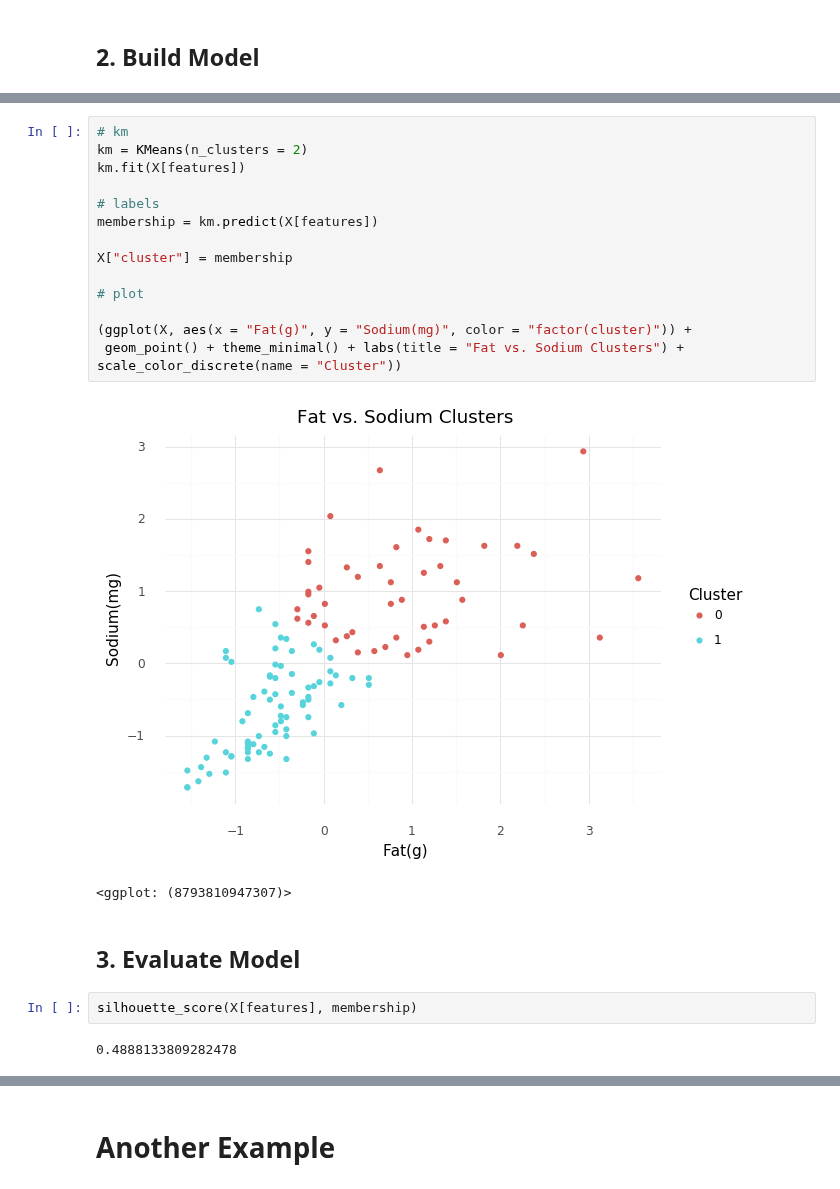
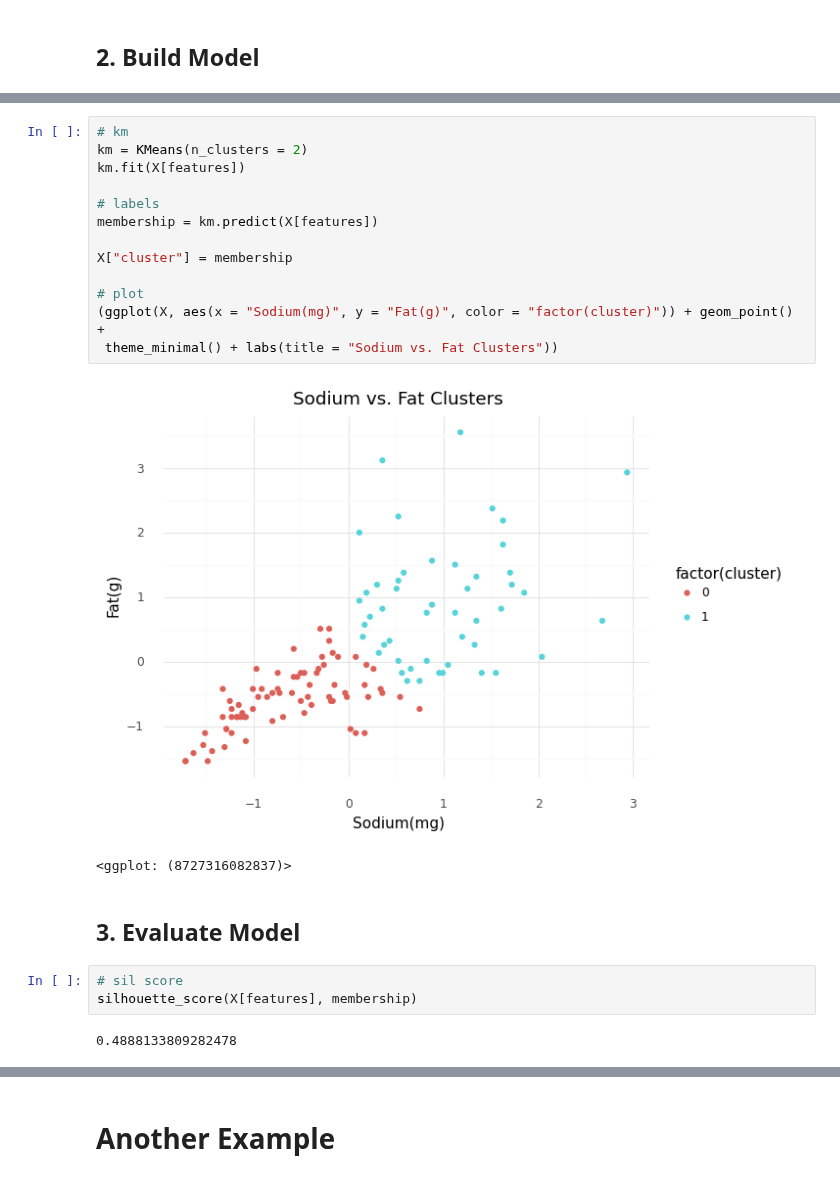
Before and after one commit to chelseaparlett/CPSC392ParlettPelleriti, a Jupyter notebook: Lectures/LectureNotebooks/KMeans--Class 16.ipynb, the cells around one changed output, grey strips where cells are left out. Saved outputs shown, nothing was run; the diff lists cells and outputs as text.

```diff
--- a/Lectures/LectureNotebooks/KMeans--Class 16.ipynb
+++ b/Lectures/LectureNotebooks/KMeans--Class 16.ipynb
@@ -52,24 +52,23 @@ X[features] = z.fit_transform(X[features])
 # %%
 # km
 km = KMeans(n_clusters = 2)
 km.fit(X[features])
 
 # labels
 membership = km.predict(X[features])
 
 X["cluster"] = membership
 
 # plot
-
-(ggplot(X, aes(x = "Fat(g)", y = "Sodium(mg)", color = "factor(cluster)")) +
- geom_point() + theme_minimal() + labs(title = "Fat vs. Sodium Clusters") +
-scale_color_discrete(name = "Cluster"))
+(ggplot(X, aes(x = "Sodium(mg)", y = "Fat(g)", color = "factor(cluster)")) + geom_point() +
+ theme_minimal() + labs(title = "Sodium vs. Fat Clusters"))
 # %% [output]
-[figure, old version]
+[figure, new version]
-<ggplot: (8793810947307)>
+<ggplot: (8727316082837)>
 # %% [markdown]
 ## 3. Evaluate Model
 # %%
+# sil score
 silhouette_score(X[features], membership)
 # %% [output]
 0.4888133809282478
```
Also changed, not shown: parts of 17 cells of this notebook, 1 other file.
